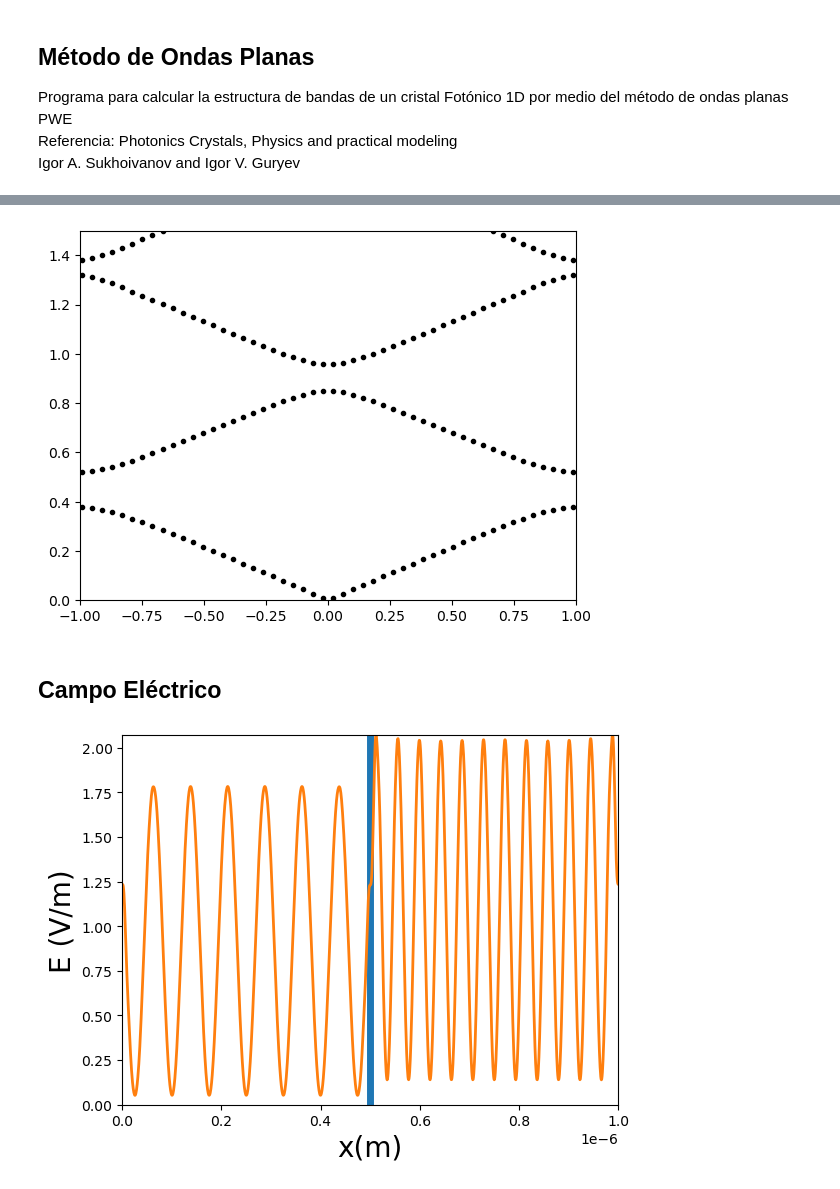
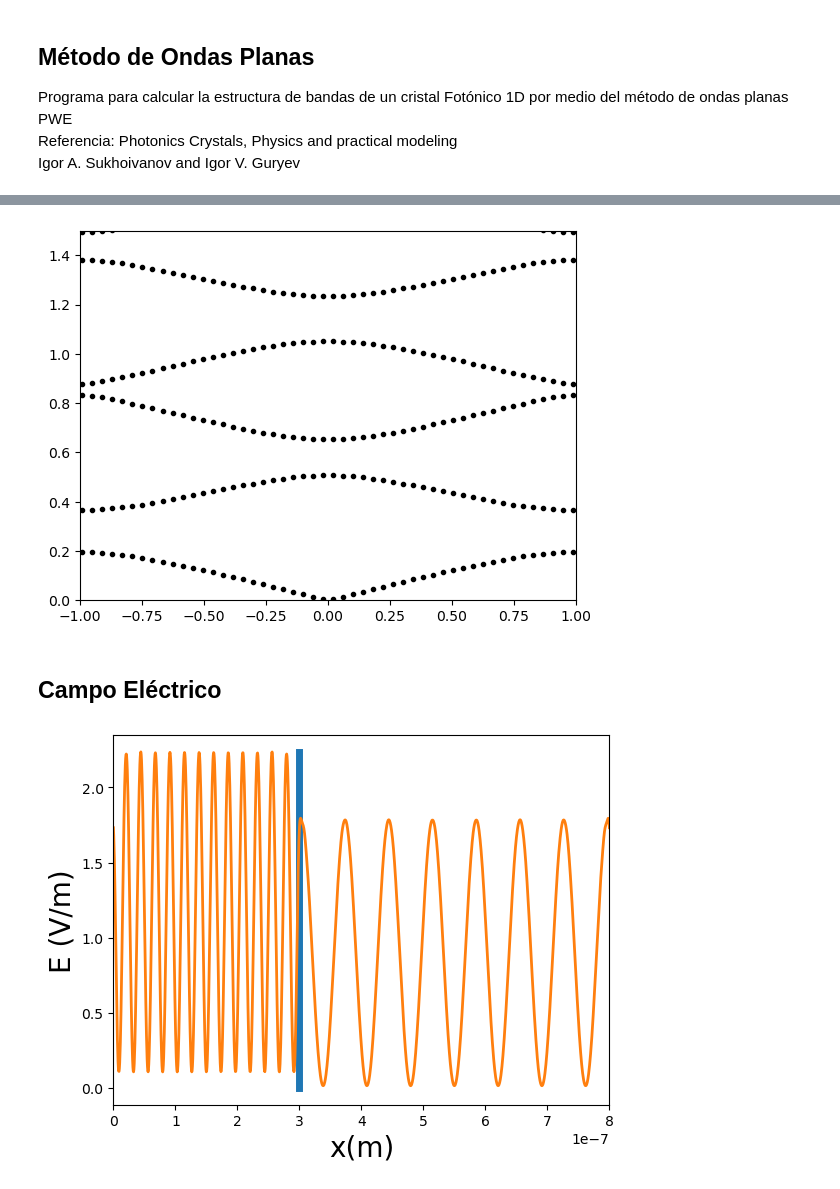
Before and after one commit to Jwpr-dpr/Tesis, a Jupyter notebook: Plane_waves.ipynb, the cells around one changed output, grey strips where cells are left out. Drawn from its saved outputs; the diff is of its cells as text; code cells hidden in the pictures.

```diff
--- a/Plane_waves.ipynb
+++ b/Plane_waves.ipynb
@@ -9,11 +9,11 @@ Igor A. Sukhoivanov and Igor V. Guryev
 import numpy as np
 import matplotlib.pyplot as plt
 
-l1 = 0.5e-6
+l1 = 0.3e-6
 l2 = 0.5e-6
 
-eps1 = 1
-eps2 = 1
+eps1 = 9
+eps2 = 9
 
 a = l1+l2
 numG = 100
@@ -27,7 +27,7 @@ for i in range(len(G)):
         if(G[i] - G1[J]) == 0:
             chi[i,J] = 1/(l1+l2) * (1/eps1 * l1 + 1/eps2*l2)
         else:
-            chi[i,J] = 1j /(l1+l2)/(G[i]-G1[J]) * (1/eps1 * np.exp(-1j * (G[i]-G1[J]) * l1) - 1) + 1/eps2 * (np.exp(-1j * (G[i]-G1[J]) * (l1+l2)) - np.exp(-1j * (G[i]-G1[J])*l1))
+            chi[i,J] = 1j /(l1+l2)/(G[i]-G1[J]) * ((1/eps1 * (np.exp(-1j * (G[i]-G1[J]) * l1) - 1)) + (1/eps2 * (np.exp(-1j * (G[i]-G1[J]) * (l1+l2)) - np.exp(-1j * (G[i]-G1[J])*l1))))
 # %%
 print(chi)
 print(chi.shape)
@@ -93,7 +93,7 @@ for i in range(len(Ks)):
     plt.xlim([-1,1])
     plt.ylim([0,1.5])
 # %% [output]
-[figure, old version]
+[figure, new version]
 # %% [markdown]
 ## Campo Eléctrico
 # %%
@@ -129,32 +129,32 @@ for G in np.arange(-numG*2*np.pi/a, numG*2*np.pi/a, 2*np.pi/a):
         countG += 1
     countG1 += 1
     countG = 1
 
 countG1 = 1
 
 eigvals, eigvecs = eigh(M1)
 ind = np.argsort(eigvals)
 Ds = eigvals[ind]
 Vs = eigvecs[:,ind]
 
 freq = np.sqrt(abs(Ds[in1-1]))*a/2/np.pi
 
 div = 15
 div1 = 1500
 x = np.linspace(0, a, div1+1)
 FieldE = np.abs(calculate_field(x, a, numG, k, Vs, in1))**2
 
 alt = np.max(np.abs(FieldE))
 x1 = np.linspace(0, alt, div+1)
 y1 = l1*np.ones(div+1)
 
 plt.figure(2)
 plt.plot(y1, x1, linewidth=5)
 plt.plot(x, FieldE, linewidth=2)
 plt.xlabel('x(m)', fontsize=20)
 plt.ylabel('E (V/m)', fontsize=20)
-plt.ylim([0, alt])
+#plt.ylim([0, alt])
 plt.xlim([0, a])
 plt.show()
 # %% [output]
-[figure, old version]
+[figure, new version]
```
Also changed, not shown: parts of 2 cells of this notebook.
